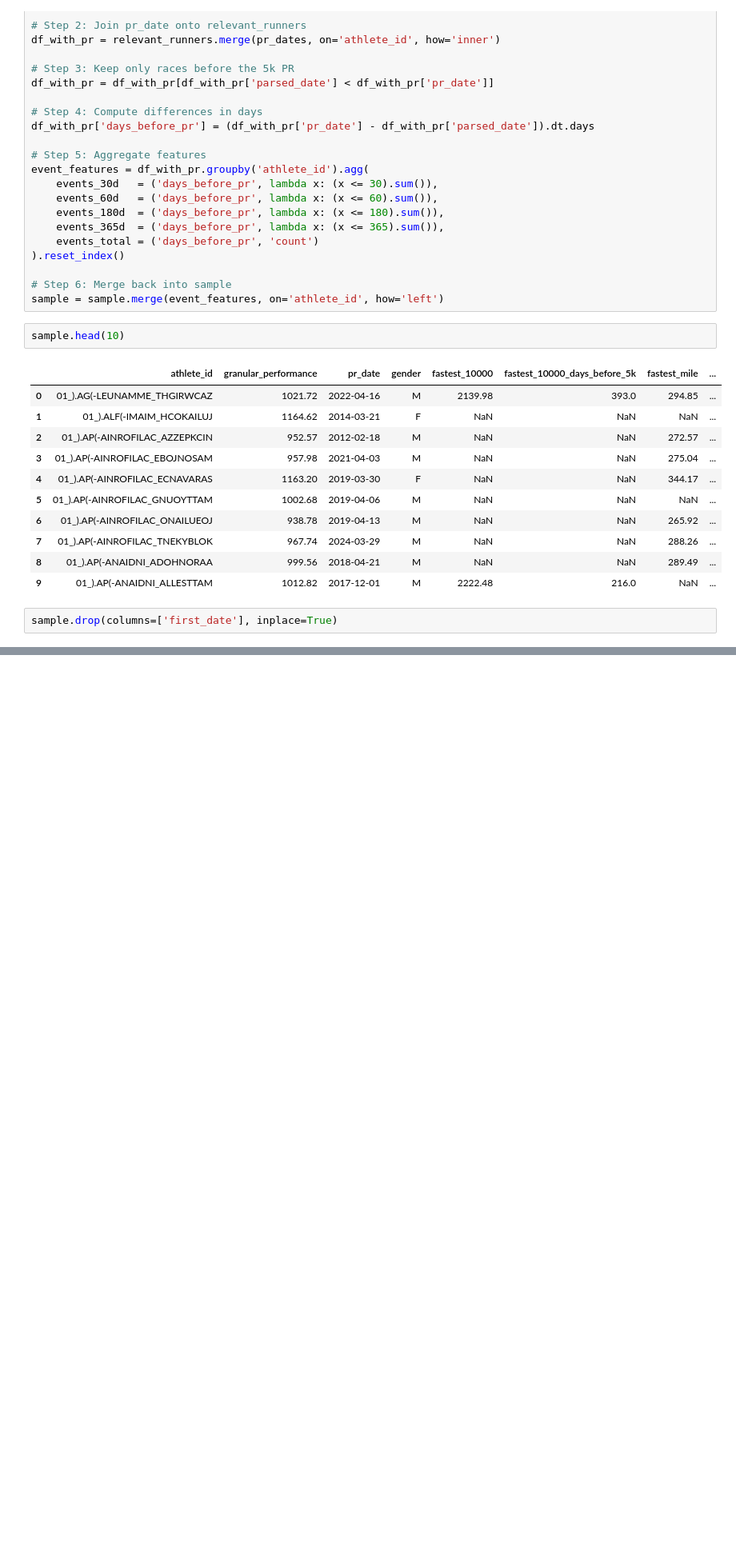
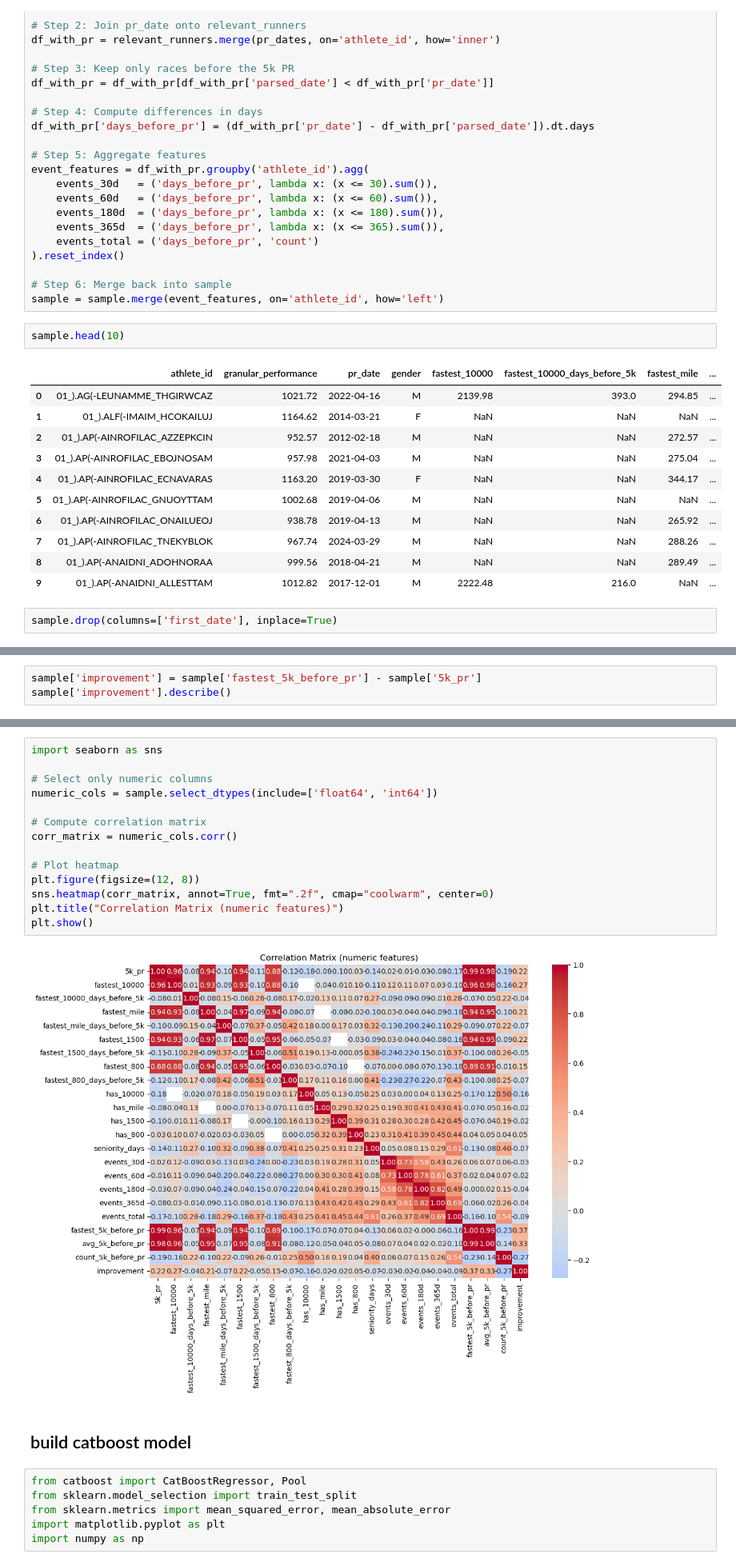
Before and after one commit to stanski901/5k_predictor, a Jupyter notebook: working_file.ipynb, the cells around one changed output, grey strips where cells are left out. Shown: that part at 80% size. Saved outputs shown, nothing was run; the diff lists cells and outputs as text; blank space fills up the shorter version.

Commit message:
added initial catboost model

```diff
--- a/working_file.ipynb
+++ b/working_file.ipynb
@@ -374,0 +559,3 @@ sample.drop(columns=['first_date'], inplace=True)
+# %%
+sample['improvement'] = sample['fastest_5k_before_pr'] - sample['5k_pr']
+sample['improvement'].describe()
@@ -374,0 +572,24 @@ sample.drop(columns=['first_date'], inplace=True)
+# %%
+import seaborn as sns
+
+# Select only numeric columns
+numeric_cols = sample.select_dtypes(include=['float64', 'int64'])
+
+# Compute correlation matrix
+corr_matrix = numeric_cols.corr()
+
+# Plot heatmap
+plt.figure(figsize=(12, 8))
+sns.heatmap(corr_matrix, annot=True, fmt=".2f", cmap="coolwarm", center=0)
+plt.title("Correlation Matrix (numeric features)")
+plt.show()
+# %% [output]
+[figure, added]
+# %% [markdown]
+## build catboost model
+# %%
+from catboost import CatBoostRegressor, Pool
+from sklearn.model_selection import train_test_split
+from sklearn.metrics import mean_squared_error, mean_absolute_error
+import matplotlib.pyplot as plt
+import numpy as np
```
Also changed, not shown: parts of 19 cells of this notebook.
